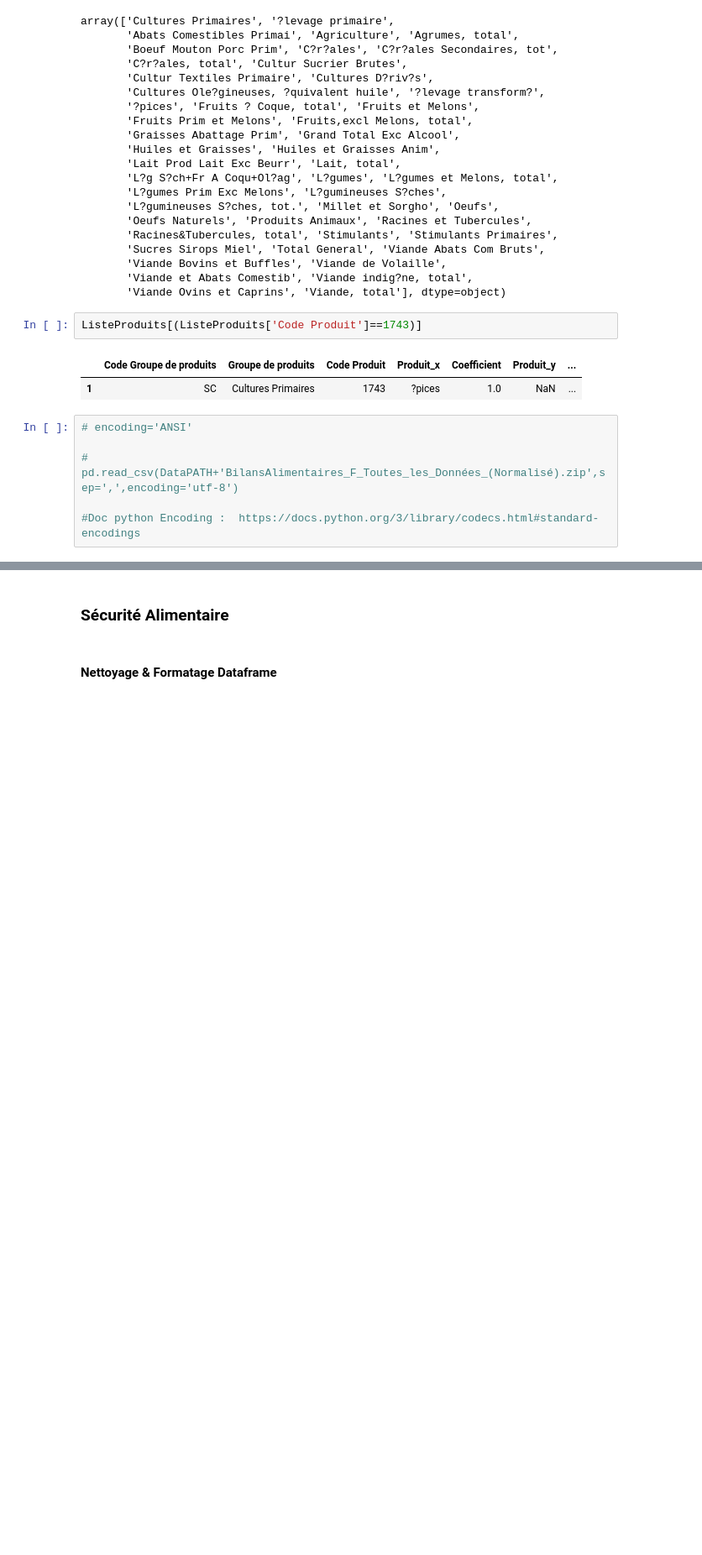
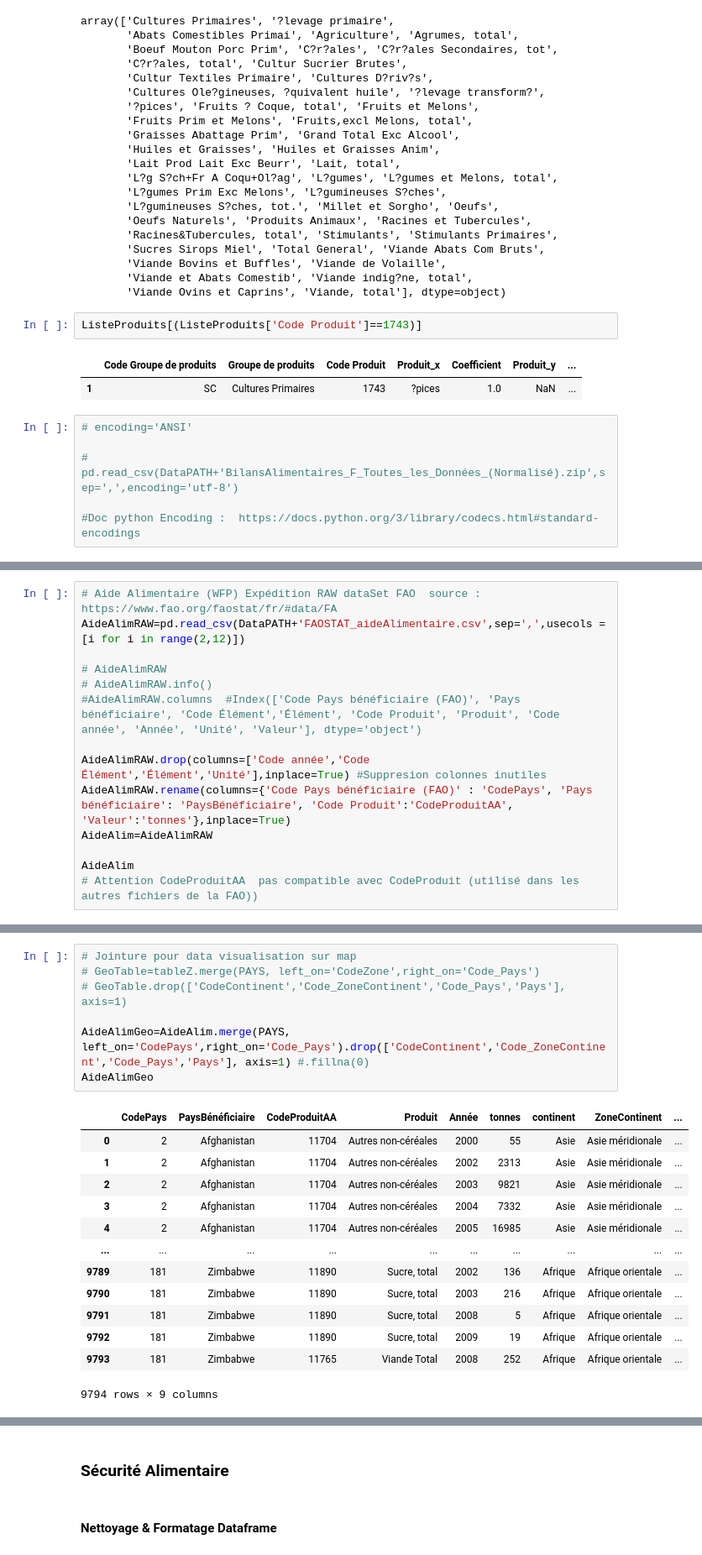
Before and after one commit to vincent-arese/OC-P04VA, a Jupyter notebook: P4_VA_FAOdata.ipynb, the cells around one changed output, grey strips where cells are left out. Shown at 84% size. Drawn from its saved outputs; the diff is of its cells as text; blank space fills up the shorter version.

```diff
--- a/P4_VA_FAOdata.ipynb
+++ b/P4_VA_FAOdata.ipynb
@@ -173,0 +346,14 @@ ListeProduits[(ListeProduits['Code Produit']==1743)]
+# %%
+# Aide Alimentaire (WFP) Expédition RAW dataSet FAO  source : https://www.fao.org/faostat/fr/#data/FA
+AideAlimRAW=pd.read_csv(DataPATH+'FAOSTAT_aideAlimentaire.csv',sep=',',usecols = [i for i in range(2,12)])
+
+# AideAlimRAW
+# AideAlimRAW.info()
+#AideAlimRAW.columns  #Index(['Code Pays bénéficiaire (FAO)', 'Pays bénéficiaire', 'Code Élément','Élément', 'Code Produit', 'Produit', 'Code année', 'Année', 'Unité', 'Valeur'], dtype='object')
+
+AideAlimRAW.drop(columns=['Code année','Code Élément','Élément','Unité'],inplace=True) #Suppresion colonnes inutiles
+AideAlimRAW.rename(columns={'Code Pays bénéficiaire (FAO)' : 'CodePays', 'Pays bénéficiaire': 'PaysBénéficiaire', 'Code Produit':'CodeProduitAA', 'Valeur':'tonnes'},inplace=True)
+AideAlim=AideAlimRAW
+
+AideAlim
+# Attention CodeProduitAA  pas compatible avec CodeProduit (utilisé dans les autres fichiers de la FAO))
@@ -173,0 +381,21 @@ ListeProduits[(ListeProduits['Code Produit']==1743)]
+# %%
+# Jointure pour data visualisation sur map
+# GeoTable=tableZ.merge(PAYS, left_on='CodeZone',right_on='Code_Pays')
+# GeoTable.drop(['CodeContinent','Code_ZoneContinent','Code_Pays','Pays'], axis=1)
+
+AideAlimGeo=AideAlim.merge(PAYS, left_on='CodePays',right_on='Code_Pays').drop(['CodeContinent','Code_ZoneContinent','Code_Pays','Pays'], axis=1) #.fillna(0)
+AideAlimGeo
+# %% [output]
+|  | CodePays | PaysBénéficiaire | CodeProduitAA | Produit | Année | tonnes | continent | ZoneContinent | ... |
+| 0 | 2 | Afghanistan | 11704 | Autres non-céréales | 2000 | 55 | Asie | Asie méridionale | ... |
+| 1 | 2 | Afghanistan | 11704 | Autres non-céréales | 2002 | 2313 | Asie | Asie méridionale | ... |
+| 2 | 2 | Afghanistan | 11704 | Autres non-céréales | 2003 | 9821 | Asie | Asie méridionale | ... |
+| 3 | 2 | Afghanistan | 11704 | Autres non-céréales | 2004 | 7332 | Asie | Asie méridionale | ... |
+| 4 | 2 | Afghanistan | 11704 | Autres non-céréales | 2005 | 16985 | Asie | Asie méridionale | ... |
+| ... | ... | ... | ... | ... | ... | ... | ... | ... | ... |
+| 9789 | 181 | Zimbabwe | 11890 | Sucre, total | 2002 | 136 | Afrique | Afrique orientale | ... |
+| 9790 | 181 | Zimbabwe | 11890 | Sucre, total | 2003 | 216 | Afrique | Afrique orientale | ... |
+| 9791 | 181 | Zimbabwe | 11890 | Sucre, total | 2008 | 5 | Afrique | Afrique orientale | ... |
+| 9792 | 181 | Zimbabwe | 11890 | Sucre, total | 2009 | 19 | Afrique | Afrique orientale | ... |
+| 9793 | 181 | Zimbabwe | 11765 | Viande Total | 2008 | 252 | Afrique | Afrique orientale | ... |
+9794 rows × 9 columns
```
Also changed, not shown: parts of 42 cells of this notebook.
